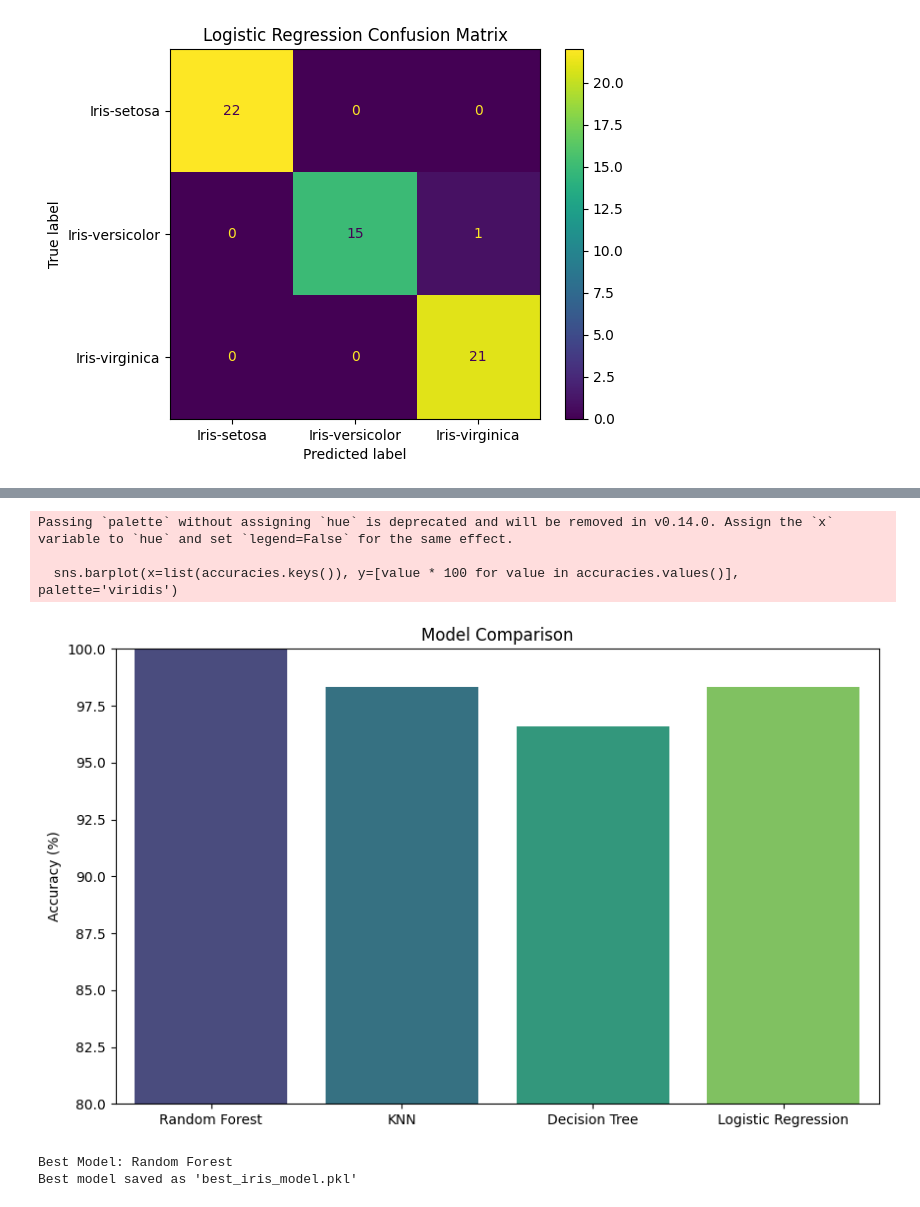
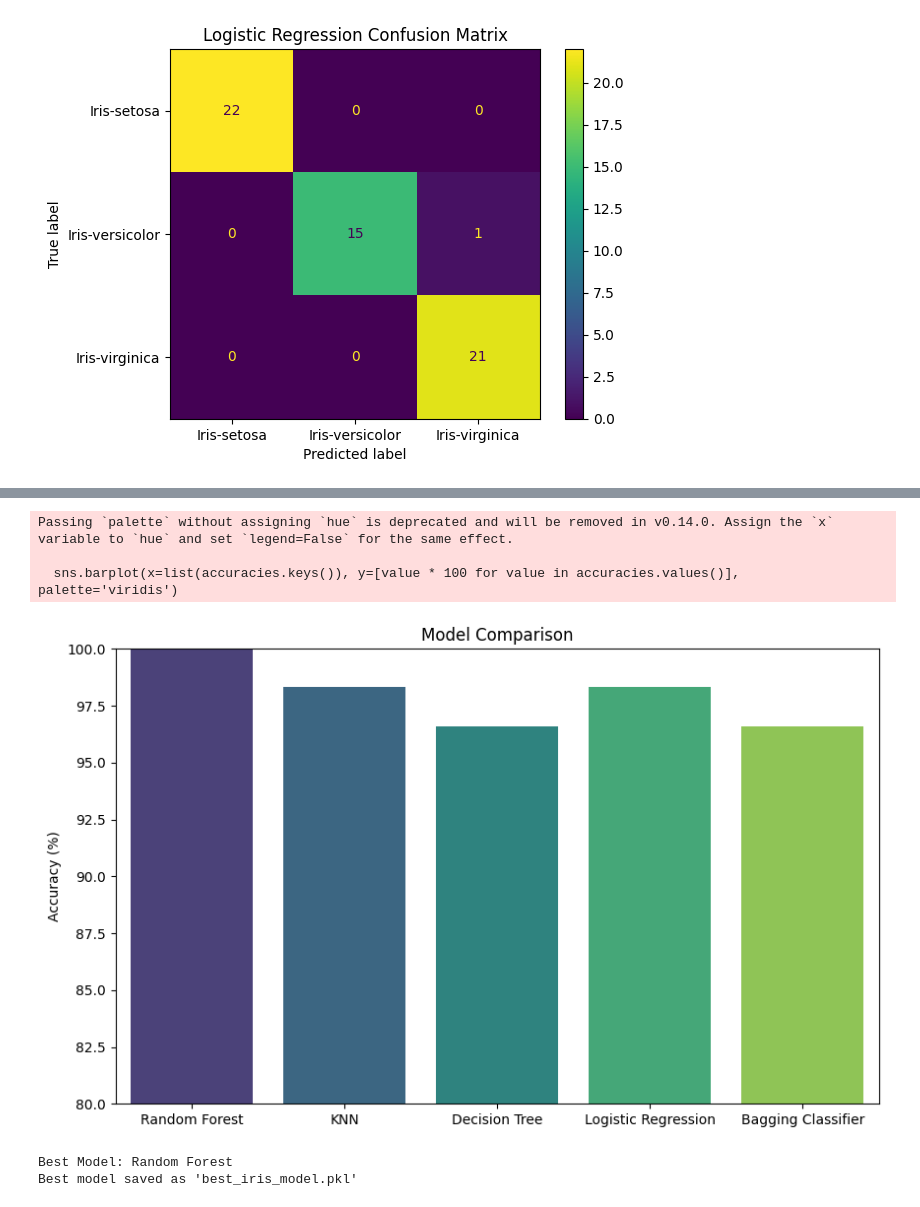
Before and after one commit to AlRafiAhmed/AlRafiAhmed-Iris-Flower-Classification-Using-Machine-Learnin, a Jupyter notebook: Iris_Flower.ipynb, the cells around one changed output, grey strips where cells are left out. Drawn from its saved outputs; the diff is of its cells as text; code cells hidden in the pictures.

```diff
--- a/Iris_Flower.ipynb
+++ b/Iris_Flower.ipynb
@@ -152,3 +152,18 @@ Please also refer to the documentation for alternative solver options:
     https://scikit-learn.org/stable/modules/linear_model.html#logistic-regression
   n_iter_i = _check_optimize_result(
 [figure]
+# %%
+# BaggingClassifier with DecisionTree
+from sklearn.ensemble import BaggingClassifier
+bagging = BaggingClassifier(DecisionTreeClassifier(), n_estimators=50, random_state=42)
+bagging.fit(X_train, y_train)
+bagging_preds = bagging.predict(X_test)
+bagging_acc = accuracy_score(y_test, bagging_preds)
+
+print(f"Bagging Classifier Accuracy: {bagging_acc:.4f}")
+
+# Confusion Matrix
+cm_bagging = confusion_matrix(y_test, bagging_preds)
+ConfusionMatrixDisplay(confusion_matrix=cm_bagging, display_labels=le.classes_).plot()
+plt.title('Bagging Classifier Confusion Matrix')
+plt.show()
@@ -155,23 +173,24 @@ Please also refer to the documentation for alternative solver options:
 # %%
 # Step 8: Accuracy Bar Chart for Comparison
 accuracies = {
     'Random Forest': rf_acc,
     'KNN': knn_acc,
     'Decision Tree': dt_acc,
-    'Logistic Regression': lr_acc
+    'Logistic Regression': lr_acc,
+    'Bagging Classifier': bagging_acc
 }
 
 plt.figure(figsize=(10,6))
 sns.barplot(x=list(accuracies.keys()), y=[value * 100 for value in accuracies.values()], palette='viridis')
 plt.ylabel('Accuracy (%)')
 plt.title('Model Comparison')
 plt.ylim(80, 100)
 plt.show()
 # %% [output]
 Passing `palette` without assigning `hue` is deprecated and will be removed in v0.14.0. Assign the `x` variable to `hue` and set `legend=False` for the same effect.
 
   sns.barplot(x=list(accuracies.keys()), y=[value * 100 for value in accuracies.values()], palette='viridis')
-[figure, old version]
+[figure, new version]
 # %%
 # Step 9: Save the Best Model
 import joblib
```
Also changed, not shown: parts of 1 cell of this notebook.
